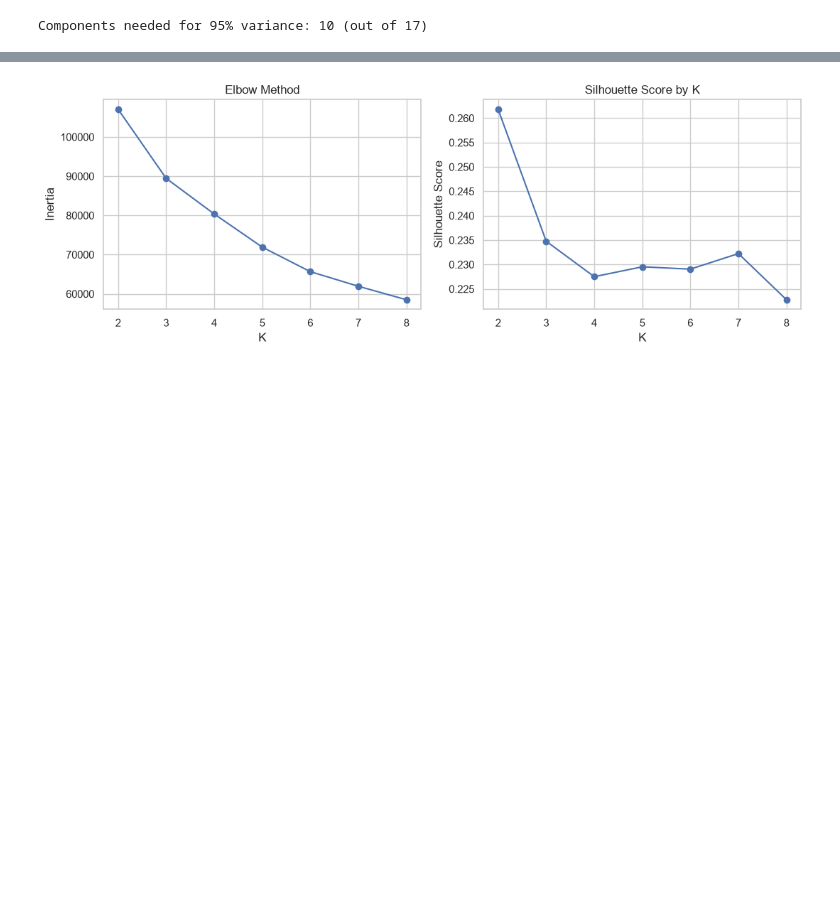
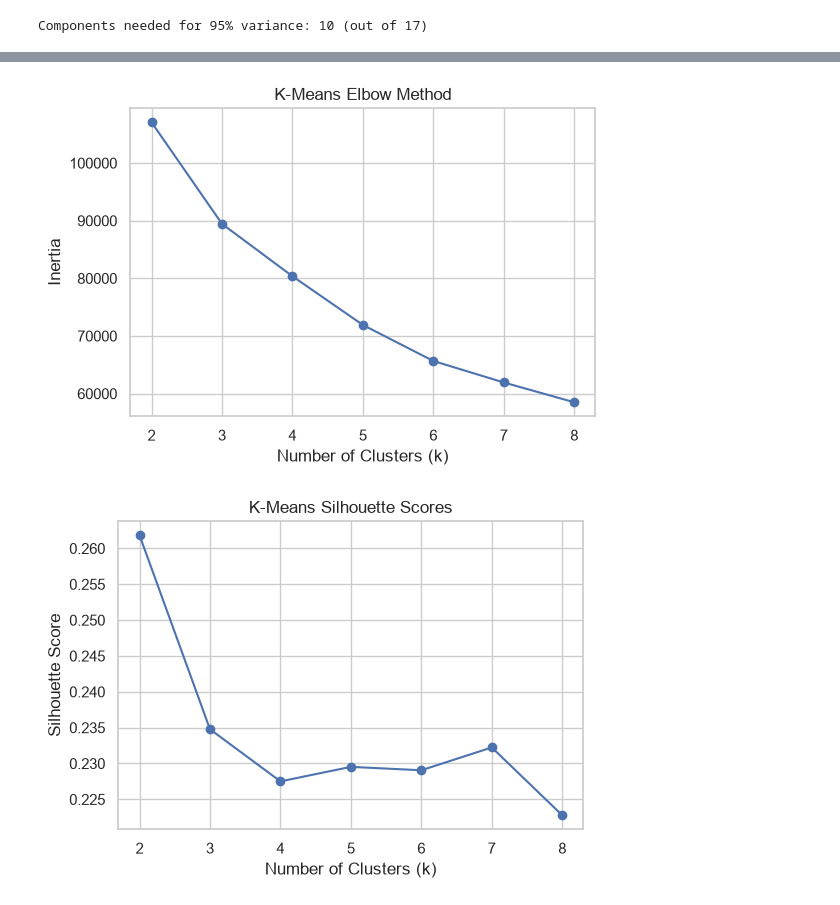
Before and after one commit to geethawilliam-ds/Credit-Card-Customer-Segmentation, a Jupyter notebook: preprocessing.ipynb, the cells around one changed output, grey strips where cells are left out. Cells and saved outputs as stored; diff of their text form; code cells hidden in the pictures; blank space fills up the shorter version.

```diff
--- a/preprocessing.ipynb
+++ b/preprocessing.ipynb
@@ -193,44 +205,37 @@ mlflow.set_experiment('Credit Card Clustering')
 # %%
 K_range = range(2, 9)
+
 inertias = []
 sil_scores = []
 
 for k in K_range:
-    with mlflow.start_run(run_name=f"KMeans_k={k}"):
-        km = KMeans(n_clusters=k, random_state=RANDOM_STATE, n_init=10)
-        labels = km.fit_predict(X_pca)
 
-        inertia = km.inertia_
-        silhouette = silhouette_score(X_pca, labels)
+    km = KMeans(
+        n_clusters=k,
+        random_state=RANDOM_STATE,
+        n_init=10
+    )
 
-        inertias.append(inertia)
-        sil_scores.append(silhouette)
+    labels = km.fit_predict(X_pca)
 
-        mlflow.log_param("algorithm", "KMeans")
-        mlflow.log_param("dataset", "X_pca")
-        mlflow.log_param("k", k)
-        mlflow.log_param('n_init',10)
-        mlflow.log_param('pca_components',10)
-
-
-        mlflow.log_metric("inertia", inertia)
-        mlflow.log_metric("silhouette", silhouette)
-
-fig, axes = plt.subplots(1, 2, figsize=(11, 4))
-axes[0].plot(K_range, inertias, "o-")
-axes[0].set_xlabel("K")
-axes[0].set_ylabel("Inertia")
-axes[0].set_title("Elbow Method")
-
-axes[1].plot(K_range, sil_scores, "o-")
-axes[1].set_xlabel("K")
-axes[1].set_ylabel("Silhouette Score")
-axes[1].set_title("Silhouette Score by K")
-
-plt.tight_layout()
-fig.savefig("kmeans_evaluation.png")
-mlflow.log_artifact("kmeans_evaluation.png")
-mlflow.end_run()
-plt.show()
+    inertias.append(km.inertia_)
+    sil_scores.append(silhouette_score(X_pca, labels))
-# %% [output]
-[figure, removed]
+# %%
+plt.figure(figsize=(6,4))
+plt.plot(K_range, inertias, marker="o")
+plt.xlabel("Number of Clusters (k)")
+plt.ylabel("Inertia")
+plt.title("K-Means Elbow Method")
+plt.grid(True)
+plt.show()
+
+plt.figure(figsize=(6,4))
+plt.plot(K_range, sil_scores, marker="o")
+plt.xlabel("Number of Clusters (k)")
+plt.ylabel("Silhouette Score")
+plt.title("K-Means Silhouette Scores")
+plt.grid(True)
+plt.show()
+# %% [output]
+[figure, added]
+[figure, added]
```
Also changed, not shown: parts of 21 cells of this notebook, 45 other files.
